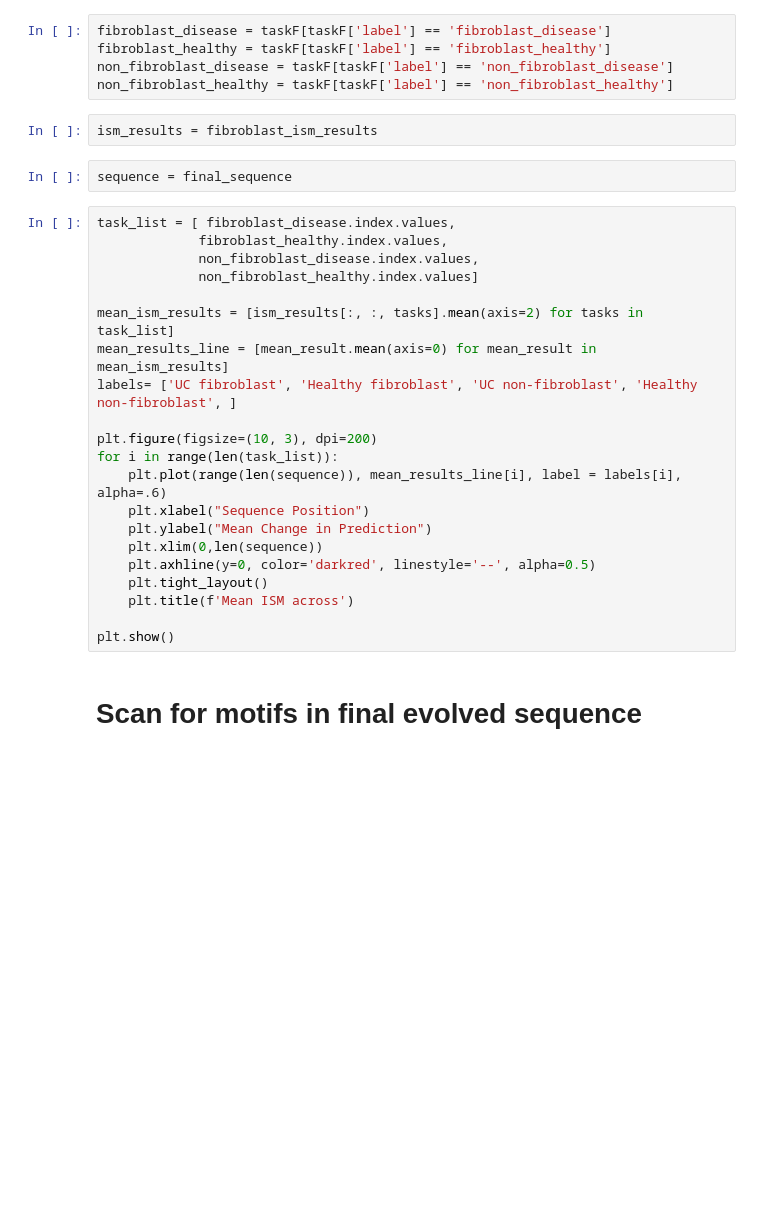
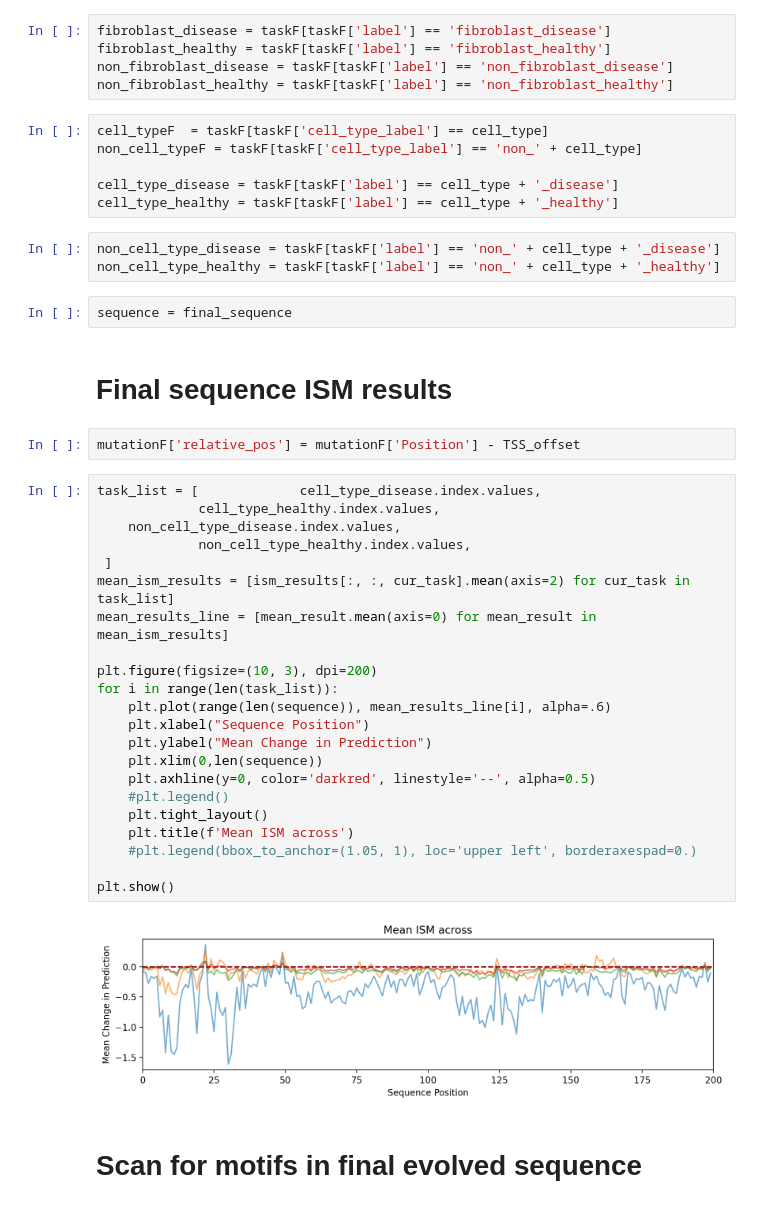
Before and after one commit to Genentech/decima-applications, a Jupyter notebook: notebooks/10_design/1_read.ipynb, the cells around one changed output. Cells and saved outputs as stored; diff of their text form; blank space fills up the shorter version.

```diff
--- a/notebooks/10_design/1_read.ipynb
+++ b/notebooks/10_design/1_read.ipynb
@@ -329,30 +408,44 @@ fibroblast_disease = taskF[taskF['label'] == 'fibroblast_disease']
 fibroblast_healthy = taskF[taskF['label'] == 'fibroblast_healthy']
 non_fibroblast_disease = taskF[taskF['label'] == 'non_fibroblast_disease']
 non_fibroblast_healthy = taskF[taskF['label'] == 'non_fibroblast_healthy']
-# %%
-ism_results = fibroblast_ism_results
+# %%
+cell_typeF  = taskF[taskF['cell_type_label'] == cell_type]
+non_cell_typeF = taskF[taskF['cell_type_label'] == 'non_' + cell_type]
+
+cell_type_disease = taskF[taskF['label'] == cell_type + '_disease']
+cell_type_healthy = taskF[taskF['label'] == cell_type + '_healthy']
+# %%
+non_cell_type_disease = taskF[taskF['label'] == 'non_' + cell_type + '_disease']
+non_cell_type_healthy = taskF[taskF['label'] == 'non_' + cell_type + '_healthy']
 # %%
 sequence = final_sequence
-# %%
-task_list = [ fibroblast_disease.index.values,
-             fibroblast_healthy.index.values,
-             non_fibroblast_disease.index.values,
-             non_fibroblast_healthy.index.values]
-
-mean_ism_results = [ism_results[:, :, tasks].mean(axis=2) for tasks in task_list]
-mean_results_line = [mean_result.mean(axis=0) for mean_result in mean_ism_results]
-labels= ['UC fibroblast', 'Healthy fibroblast', 'UC non-fibroblast', 'Healthy non-fibroblast', ]
-
-plt.figure(figsize=(10, 3), dpi=200)
-for i in range(len(task_list)):
-    plt.plot(range(len(sequence)), mean_results_line[i], label = labels[i], alpha=.6)
-    plt.xlabel("Sequence Position")
-    plt.ylabel("Mean Change in Prediction")
-    plt.xlim(0,len(sequence))
-    plt.axhline(y=0, color='darkred', linestyle='--', alpha=0.5)
-    plt.tight_layout()
-    plt.title(f'Mean ISM across')
-
-plt.show()
+# %% [markdown]
+# Final sequence ISM results
+# %%
+mutationF['relative_pos'] = mutationF['Position'] - TSS_offset
+# %%
+task_list = [             cell_type_disease.index.values,
+             cell_type_healthy.index.values,
+    non_cell_type_disease.index.values,
+             non_cell_type_healthy.index.values,
+ ]
+mean_ism_results = [ism_results[:, :, cur_task].mean(axis=2) for cur_task in task_list]
+mean_results_line = [mean_result.mean(axis=0) for mean_result in mean_ism_results]
+
+plt.figure(figsize=(10, 3), dpi=200)
+for i in range(len(task_list)):
+    plt.plot(range(len(sequence)), mean_results_line[i], alpha=.6)
+    plt.xlabel("Sequence Position")
+    plt.ylabel("Mean Change in Prediction")
+    plt.xlim(0,len(sequence))
+    plt.axhline(y=0, color='darkred', linestyle='--', alpha=0.5)
+    #plt.legend()
+    plt.tight_layout()
+    plt.title(f'Mean ISM across')
+    #plt.legend(bbox_to_anchor=(1.05, 1), loc='upper left', borderaxespad=0.)
+
+plt.show()
+# %% [output]
+[figure, added]
 # %% [markdown]
 # Scan for motifs in final evolved sequence
```
Also changed, not shown: parts of 77 cells of this notebook.
